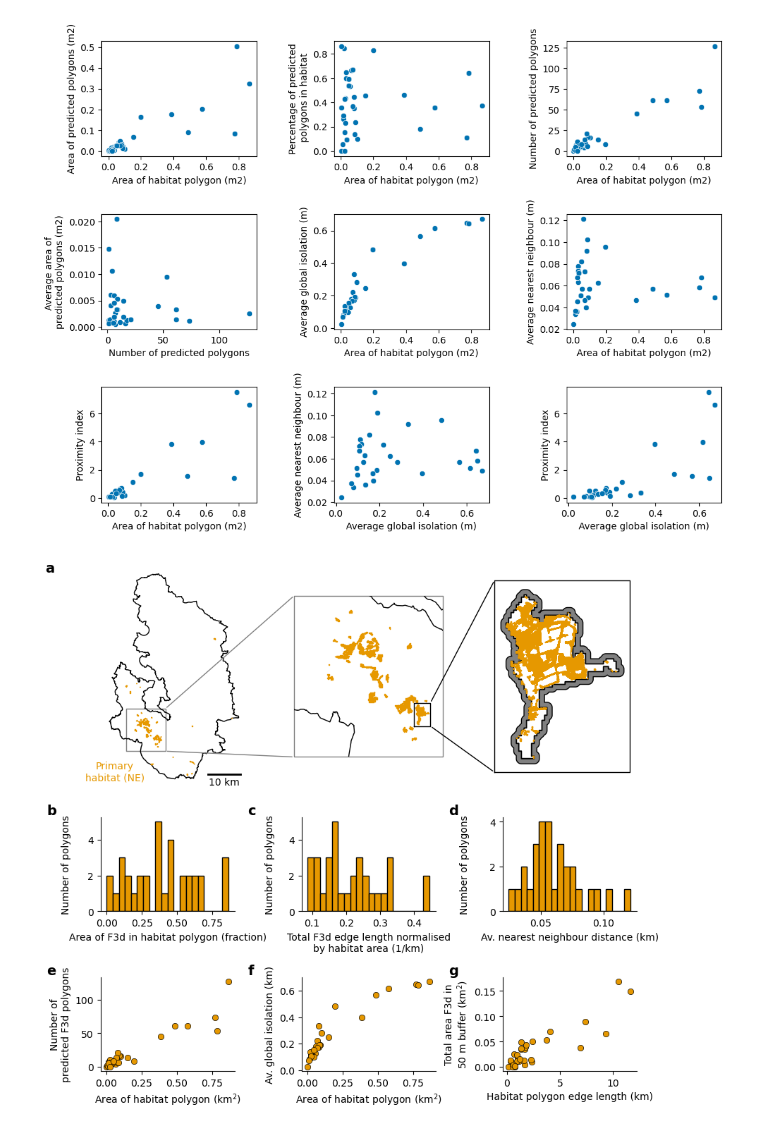
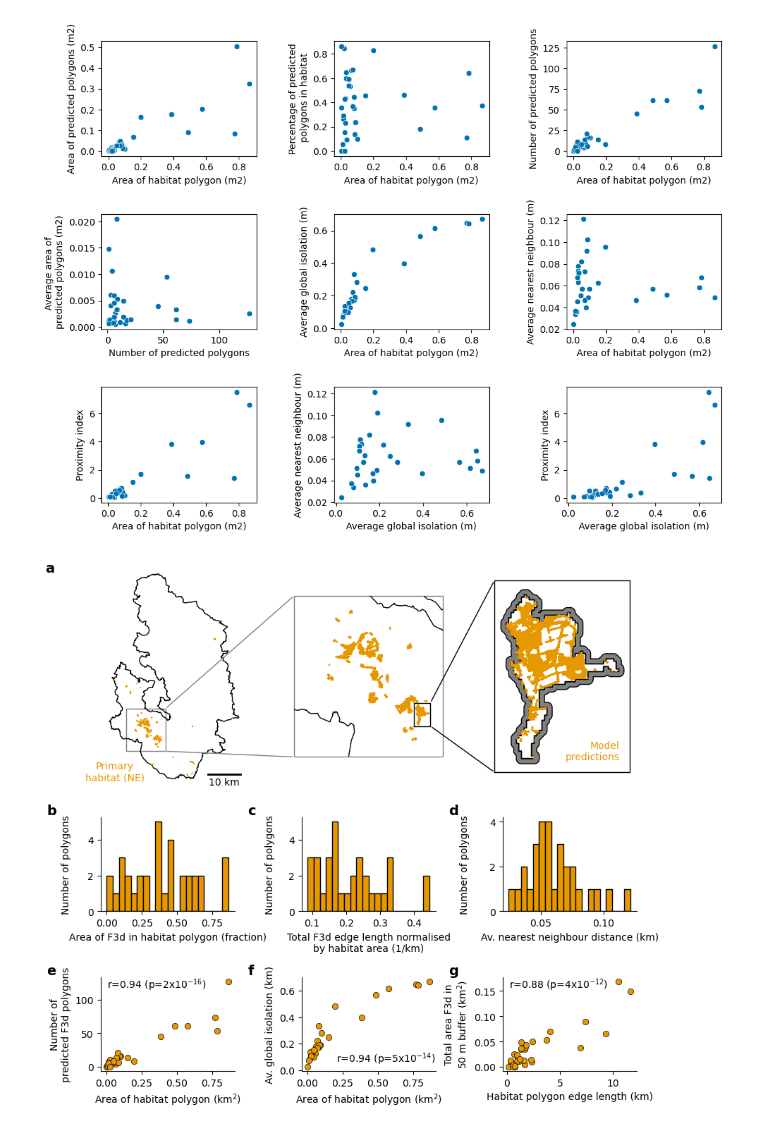
Before and after one commit to pdnpa/cnn-land-cover, a Jupyter notebook: notebooks/Figure Rush pasture.ipynb, the cells around one changed output. Cells and saved outputs as stored; diff of their text form; code cells hidden in the pictures.

Commit message:
add stats to rush past fig

```diff
--- a/notebooks/Figure Rush pasture.ipynb
+++ b/notebooks/Figure Rush pasture.ipynb
@@ -352,6 +356,7 @@ for ax in [axes_pd[1], ax_hab_ex]:
     ax.plot([xlims[0], xlims[1], xlims[1], xlims[0], xlims[0]], [ylims[0], ylims[0], ylims[1], ylims[1], ylims[0]],
             c='k', linewidth=1, clip_on=False)
 ax_hab_ex.axis('off')
+ax_hab_ex.text(s='Model\npredictions', x=xlims[1]- 100, y=ylims[0] + 100, ha='right', va='bottom', c=colour_rush)
 
 if plot_connecting_lines:
     ## from #https://stackoverflow.com/questions/18571474/matplotlib-can-a-plot-a-line-from-one-set-of-axes-to-another
@@ -382,42 +387,57 @@ for ii, col_name in enumerate(['perc_pred_in_hab', 'total_edge_length_per_area_p
     curr_ax.hist(df_stats_per_hab[col_name], bins=20, facecolor=colour_rush, edgecolor='k')
     curr_ax.set_xlabel(dict_real_names[col_name])
     curr_ax.set_ylabel('Number of polygons')
+    # ## compute coef of variation:
+    # cv = np.std(df_stats_per_hab[col_name]) / np.mean(df_stats_per_hab[col_name])
+    # curr_ax.text(1, 1, 'CV={:.2f}'.format(cv), transform=curr_ax.transAxes, ha='right', va='top')
 
 sns.scatterplot(x='area_hab', y='n_pred_patches', data=df_stats_per_hab, ax=axes_stats[1][0],
                 facecolor=colour_rush, edgecolor='k')
 axes_stats[1][0].set_xlabel('Area of habitat polygon (km' + r"$^2$" + ')')
 axes_stats[1][0].set_ylabel('Number of\npredicted F3d polygons')
+r, p = scipy.stats.pearsonr(x=df_stats_per_hab['area_hab'], y=df_stats_per_hab['n_pred_patches'])
+axes_stats[1][0].text(.05, 1, 'r={:.2f} '.format(r) + f'(p={lcv.readable_p_exact(p_val=p)})',
+                      transform=axes_stats[1][0].transAxes, ha='left', va='top')
 # ax[0, 2].set_title('Area of habitat vs. number of \npredicted polygons')
 
 sns.scatterplot(x='area_hab', y='av_global_isolation', data=df_stats_per_hab, ax=axes_stats[1][1],
                 facecolor=colour_rush, edgecolor='k')
 axes_stats[1][1].set_xlabel('Area of habitat polygon (km' + r"$^2$" + ')')
 axes_stats[1][1].set_ylabel('Av. global isolation (km)')
+nan_inds = np.isnan(df_stats_per_hab['av_global_isolation'])
+area_hab_array = df_stats_per_hab['area_hab'].values[~nan_inds]
+av_global_isolation_array = df_stats_per_hab['av_global_isolation'].values[~nan_inds]
+r, p = scipy.stats.pearsonr(x=area_hab_array, y=av_global_isolation_array)
+axes_stats[1][1].text(1, 0.05, 'r={:.2f} '.format(r) + f'(p={lcv.readable_p_exact(p_val=p)})',
+                      transform=axes_stats[1][1].transAxes, ha='right', va='bottom')
 # ax[1, 1].set_title('Area of habitat vs. average \nglobal isolation')
 
 sns.scatterplot(x='hab_edge_length', y='area_pred_in_buffer', data=df_stats_per_hab, ax=axes_stats[1][2],
                 facecolor=colour_rush, edgecolor='k')
 axes_stats[1][2].set_xlabel('Habitat polygon edge length (km)')# + r"$^2$" + ')')
 axes_stats[1][2].set_ylabel(f'Total area F3d in\n{buffer_dist} m buffer (km' + r"$^2$" + ')')
+r, p = scipy.stats.pearsonr(x=df_stats_per_hab['hab_edge_length'], y=df_stats_per_hab['area_pred_in_buffer'])
+axes_stats[1][2].text(.05, 1, 'r={:.2f} '.format(r) + f'(p={lcv.readable_p_exact(p_val=p)})',
+                      transform=axes_stats[1][2].transAxes, ha='left', va='top')
 # ax[1, 1].set_title('Area of habitat vs. average \nglobal isolation')
 
 ## align ylabels:
 letters = ['a', 'b', 'c', 'd', 'e', 'f', 'g']
 count = 0
 for irow in range(2):
     for icol in range(3):
         if irow == 0:
             fig.align_ylabels([axes_stats[0][icol], axes_stats[1][icol]])
 
         count += 1
         lcv.despine(axes_stats[irow][icol])
         axes_stats[irow][icol].text(s=letters[count], x=-0.4, y=1, ha='left', va='bottom',
                                     transform=axes_stats[irow][icol].transAxes, fontweight='bold', fontsize=14, clip_on=False)
 
 ## add panel labels
 axes_pd[0].text(s='a', x=-0.4, y=0.95, ha='left', va='bottom', transform=axes_pd[0].transAxes, fontweight='bold', fontsize=14, clip_on=False)
 
 if save_fig:
     plt.savefig('../figures/fig_rush_pasture_stats.pdf', bbox_inches='tight')
 # %% [output]
-[figure, old version]
+[figure, new version]
```
Also changed, not shown: parts of 1 cell of this notebook, 2 other files.
